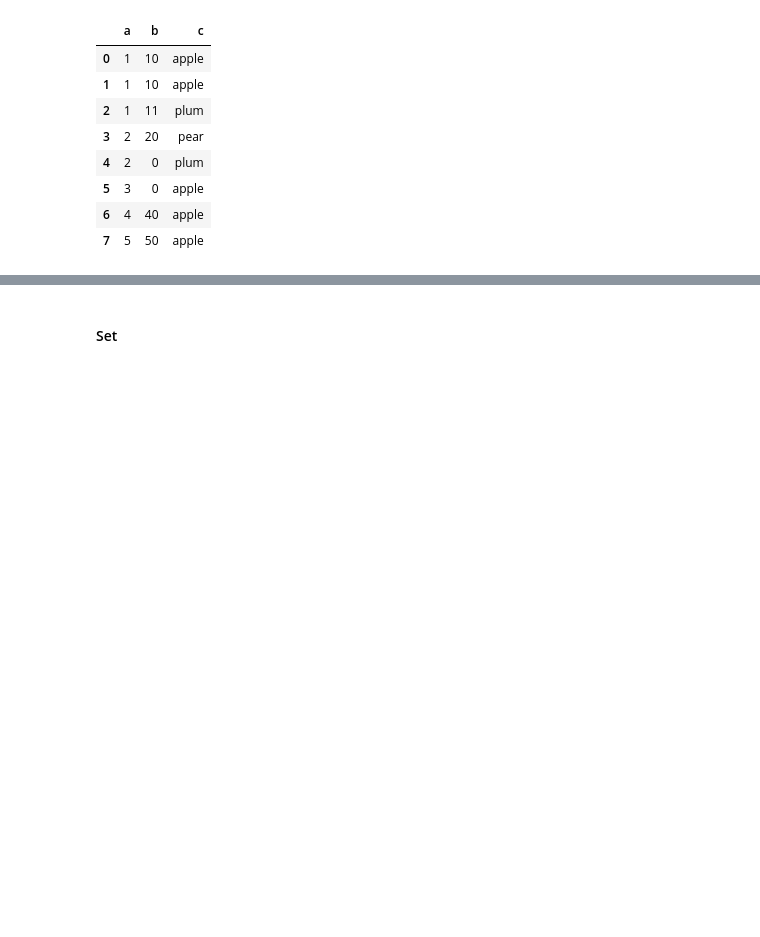
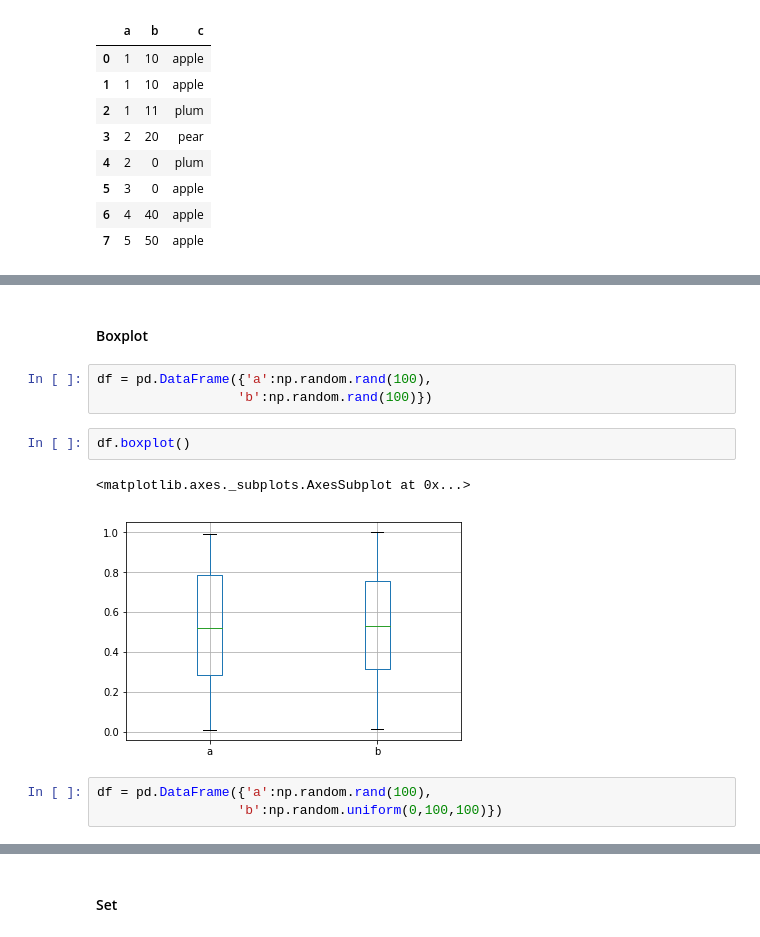
Before and after one commit to seszter/CEU_data_analysis_python, a Jupyter notebook: checking_data2/checking_data2.ipynb, the cells around one changed output, grey strips where cells are left out. Saved outputs shown, nothing was run; the diff lists cells and outputs as text; blank space fills up the shorter version.

Commit message:
adding regex and boxplot

```diff
--- a/checking_data2/checking_data2.ipynb
+++ b/checking_data2/checking_data2.ipynb
@@ -74,0 +369,13 @@ df[df['a']<df['b']]
+# %% [markdown]
+#### Boxplot
+# %%
+df = pd.DataFrame({'a':np.random.rand(100),
+                  'b':np.random.rand(100)})
+# %%
+df.boxplot()
+# %% [output]
+<matplotlib.axes._subplots.AxesSubplot at 0x...>
+[figure, added]
+# %%
+df = pd.DataFrame({'a':np.random.rand(100),
+                  'b':np.random.uniform(0,100,100)})
```
Also changed, not shown: parts of 103 cells of this notebook, 1 other file.
